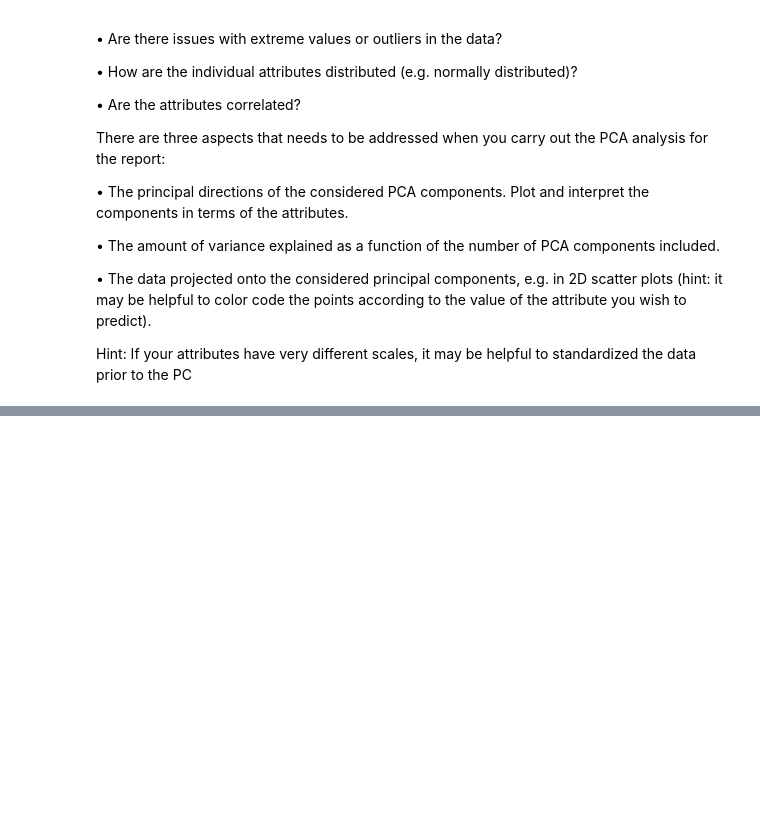
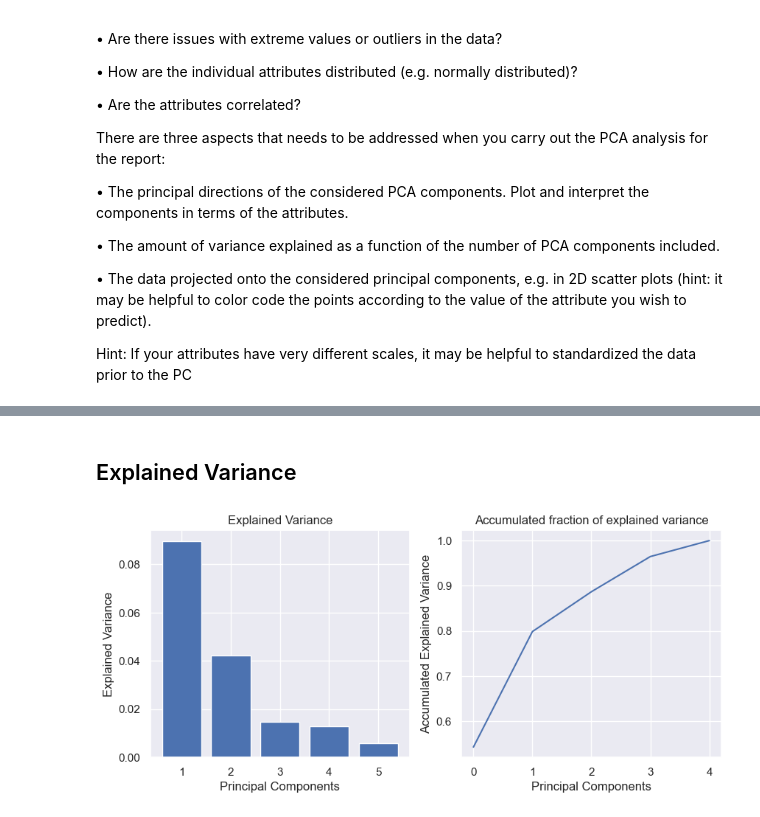
Before and after one commit to frejaroed/machine-learning-project-1, a Jupyter notebook: main.ipynb, the cells around one changed output, grey strips where cells are left out. Cells and saved outputs as stored; diff of their text form; code cells hidden in the pictures; blank space fills up the shorter version.

```diff
--- a/main.ipynb
+++ b/main.ipynb
@@ -147,0 +236,26 @@ data prior to the PC
+# %% [markdown]
+## Explained Variance
+# %%
+# Explained variance plot
+fig, axs = plt.subplots(1, 2, figsize=(10, 4))
+axs[0].set_title('Explained Variance')
+axs[0].set_xlabel('Principal Components')
+axs[0].set_ylabel('Explained Variance')
+
+# Bar plot for explained variance
+### BEGIN SOLUTION
+axs[0].bar(range(1, 5+1), pca.explained_variance_)
+### END SOLUTION
+
+# Accumulated explained variance plot
+axs[1].set_title('Accumulated fraction of explained variance')
+axs[1].set_xlabel('Principal Components')
+axs[1].set_ylabel('Accumulated Explained Variance')
+
+# Line plot for accumulated explained variance
+### BEGIN SOLUTION
+axs[1].plot(pca.explained_variance_ratio_.cumsum())
+### END SOLUTION
+plt.show()
+# %% [output]
+[figure, added]
```
Also changed, not shown: parts of 12 cells of this notebook.
